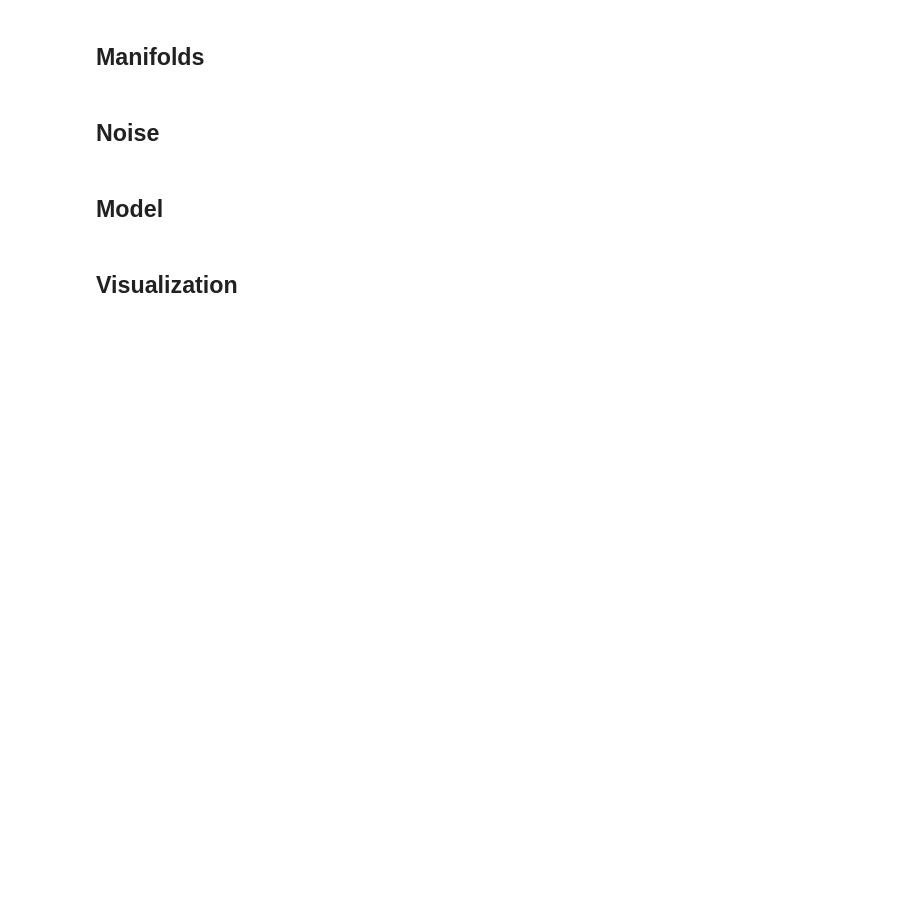
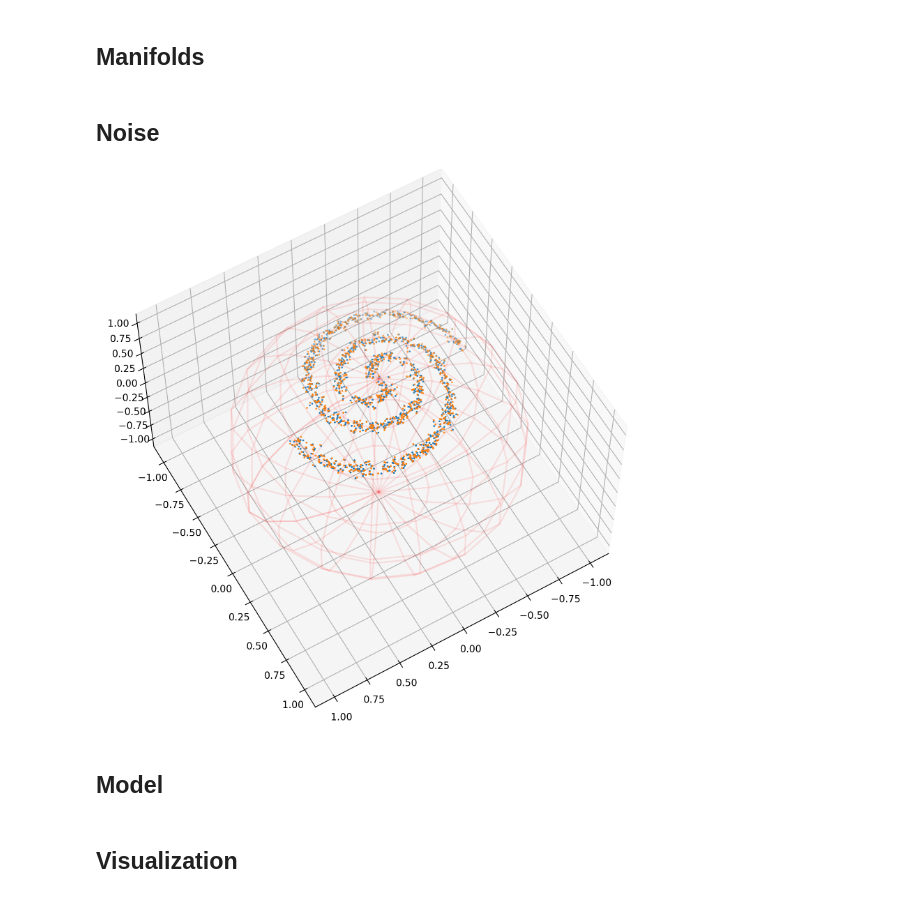
Before and after one commit to mshakerinava/geometric_ebm, a Jupyter notebook: ebm_dsm.ipynb, the cells around one changed output. Saved outputs shown, nothing was run; the diff lists cells and outputs as text; code cells hidden in the pictures; blank space fills up the shorter version.

Commit message:
ULA sampling on sphere

```diff
--- a/ebm_dsm.ipynb
+++ b/ebm_dsm.ipynb
@@ -72,12 +89,13 @@ else:
     train_loader = torch.utils.data.DataLoader(sample_2d(args.dataset, 100000), **data_loader_kwargs)
 # %% [markdown]
 ## Manifolds
-# %%
-sphere = geoopt.Sphere()
+# %%
+if args.manifold == 'sphere':
+    manifold = geoopt.Sphere()
 # %%
-def project_on_sphere(x, r=6):
+def project_on_sphere(x, r):
     z = torch.sqrt(r ** 2 - x[:, 0] ** 2 - x[:, 1] ** 2)
-    return torch.stack((x[:, 0], x[:, 1], z), dim=1)
+    return torch.stack((x[:, 0], x[:, 1], z), dim=1) / r
 # %% [markdown]
 ## Noise
 # %%
@@ -86,24 +104,26 @@ def add_noise(x, noise_strengths, manifold):
     # if noise_strengths is not a tensor, make it a tensor
     if not isinstance(noise_strengths, torch.Tensor):
         noise_strengths = torch.tensor(noise_strengths, device=x.device)
+    noise_strengths = noise_strengths * torch.ones(x.shape[0:1], device=x.device)
     assert x.shape[0:1] == noise_strengths.shape
     B = x.shape[0]
-    dim = np.mul(x.shape[1:])
+    dim = np.prod(x.shape[1:])
     orig_shape = x.shape
     x = x.view(B, -1)
     noise_strengths = noise_strengths.view(B, 1)
     noise = torch.randn_like(x) * noise_strengths
 
-    if manifold == 'sphere':
+    if manifold is not None: # NOTE: code is written for the sphere
         noise[:, -1] = 0
-        z1 = torch.zeros(dim, device=x.device)
-        z1[-1] = 1
-        noise = sphere.transp(z1, x, noise)
+        z1 = manifold.origin
+#         z1 = torch.zeros(dim, device=x.device)
+#         z1[-1] = 1
+        noise = sphere.transp([z1], x, noise)
         noisy_x = sphere.expmap(x, noise)
     else:
         noisy_x = x + noise
 
-    return noisy_x.view(orig_shape)
+    return noisy_x.view(orig_shape), noise
 # %%
 # # # get one batch from train_loader
 # # for batch_idx, (data, target) in enumerate(train_loader):
@@ -158,33 +178,35 @@ def add_noise(x, noise_strengths, manifold):
 # %%
 x = sample_2d(args.dataset, 1000)
 x_ = project_on_sphere(x, r=5)
-noisy_x = add_noise(x_, torch.ones(x.shape[0], device=args.device) * args.min_noise)
+noisy_x, _ = add_noise(x_, torch.ones(x.shape[0]) * args.min_noise, manifold)
 
 # 3d plot of x_
 fig = plt.figure(figsize=(10, 10))
 ax = fig.add_subplot(111, projection='3d')
 
 ax.scatter(x_[:, 0], x_[:, 1], x_[:, 2], s=1)
 ax.scatter(noisy_x[:, 0], noisy_x[:, 1], noisy_x[:, 2], s=1)
 
 ax.set_xlim(-1.1, 1.1)
 ax.set_ylim(-1.1, 1.1)
 ax.set_zlim(-1.1, 1.1)
 
 # plot a transparent sphere of radius 1
 u, v = np.mgrid[0:2*np.pi:20j, 0:np.pi:10j]
 x = np.cos(u)*np.sin(v)
 y = np.sin(u)*np.sin(v)
 z = np.cos(v)
 ax.plot_wireframe(x, y, z, color="r", alpha=0.1)
 
 # look at plot from 45 degree angle
 ax.view_init(60, 60)
 
 # savefig
 plt.savefig('sphere.png', bbox_inches='tight')
 
 plt.show()
+# %% [output]
+[figure, added]
 # %% [markdown]
 ## Model
 # %%
```
Also changed, not shown: parts of 9 cells of this notebook.
